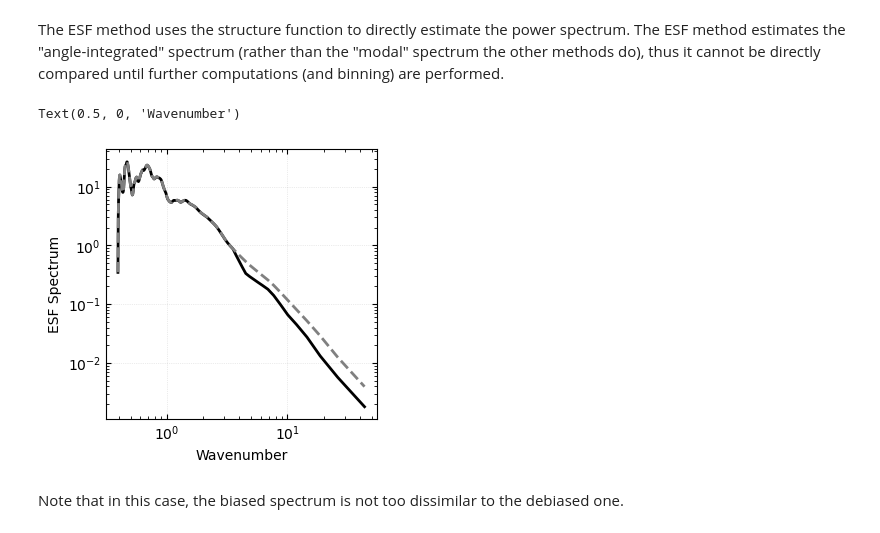
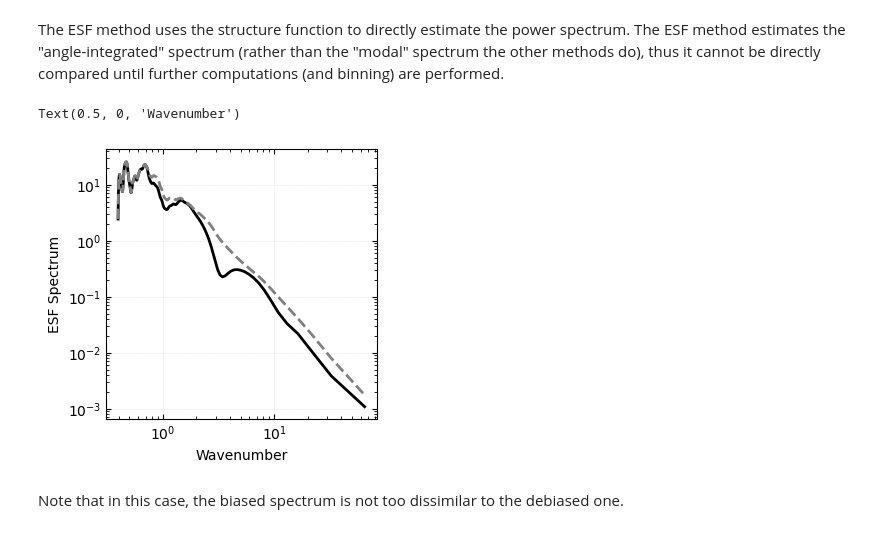
Before and after one commit to mab68/Kea, a Jupyter notebook: docs/source/tutorials/3_powerspectra_1d.ipynb, the cells around one changed output. Drawn from its saved outputs; the diff is of its cells as text; code cells hidden in the pictures.

```diff
--- a/docs/source/tutorials/3_powerspectra_1d.ipynb
+++ b/docs/source/tutorials/3_powerspectra_1d.ipynb
@@ -120,24 +121,24 @@ sf2 = np.reshape(sf2, (N//2,)*D)*(dx[0]*N)**D
 # %%
 # Convert the lags that describe the grid indices into lags that represent the physical space
 physical_lags = np.linalg.norm(lags, axis=1).reshape((N//2,)*D)*dx[0]
 # Bin the SF
 bins_sf, binned_sf, _ = binning.bin_data(
-    physical_lags, sf2, bin_func=np.nanmean, cut_excess=True, min_bin=dx[0])
+    physical_lags, sf2, bin_func=np.nanmean, min_bin=dx[0]-dx[0]/2, max_bin=geometry.DEFAULT_PHYS_SCALE/2., cut_excess=True, nan_small=False, ignore_nan=True, bin_loc='center')
 
 # Compute the ESF spectrum
 ke, biased_esf_spectrum, esf_spectrum = esf_integrated_spectrum(bins_sf, binned_sf, D)
 
 # Plot spectra
 fig, ax = plt.subplots(1, 1, figsize=(3.5, 3.5))
 ax.plot(ke, esf_spectrum, linestyle='-', color='black', linewidth=2.)
 ax.plot(ke, biased_esf_spectrum, linestyle='--', color='gray', linewidth=2.)
 pretty_axes(ax)
 ax.loglog()
 ax.set_ylabel('ESF Spectrum')
 ax.set_xlabel('Wavenumber')
 # %% [output]
 Text(0.5, 0, 'Wavenumber')
-[figure, old version]
+[figure, new version]
 # %%
 # Convert from the ESF integrated spectrum to the averaged spectrum
 ke_averaged, feke_averaged = transform_spectrum(ke, esf_spectrum, D, 'integrated', 'averaged', grid_dims)
```
Also changed, not shown: parts of 2 cells of this notebook, 9 other files.
